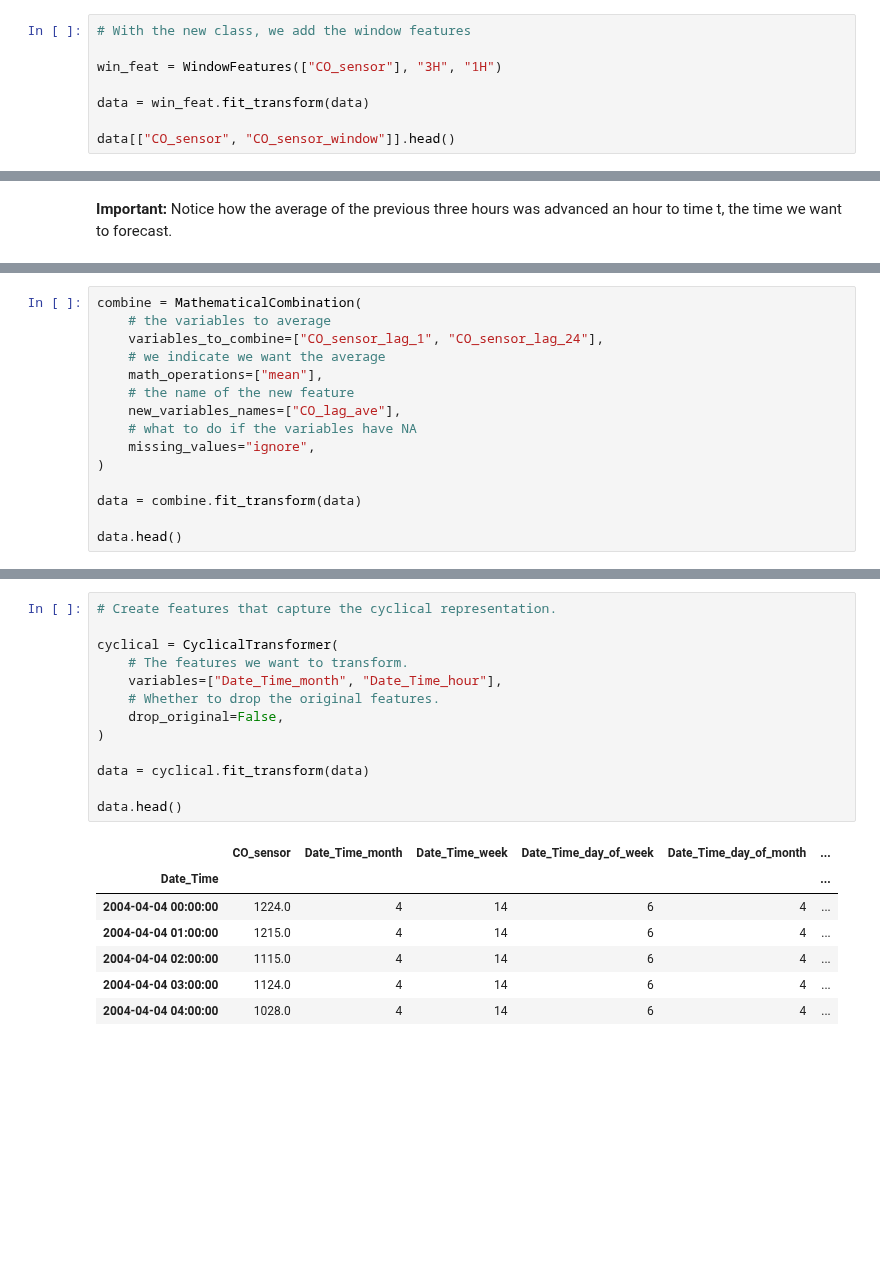
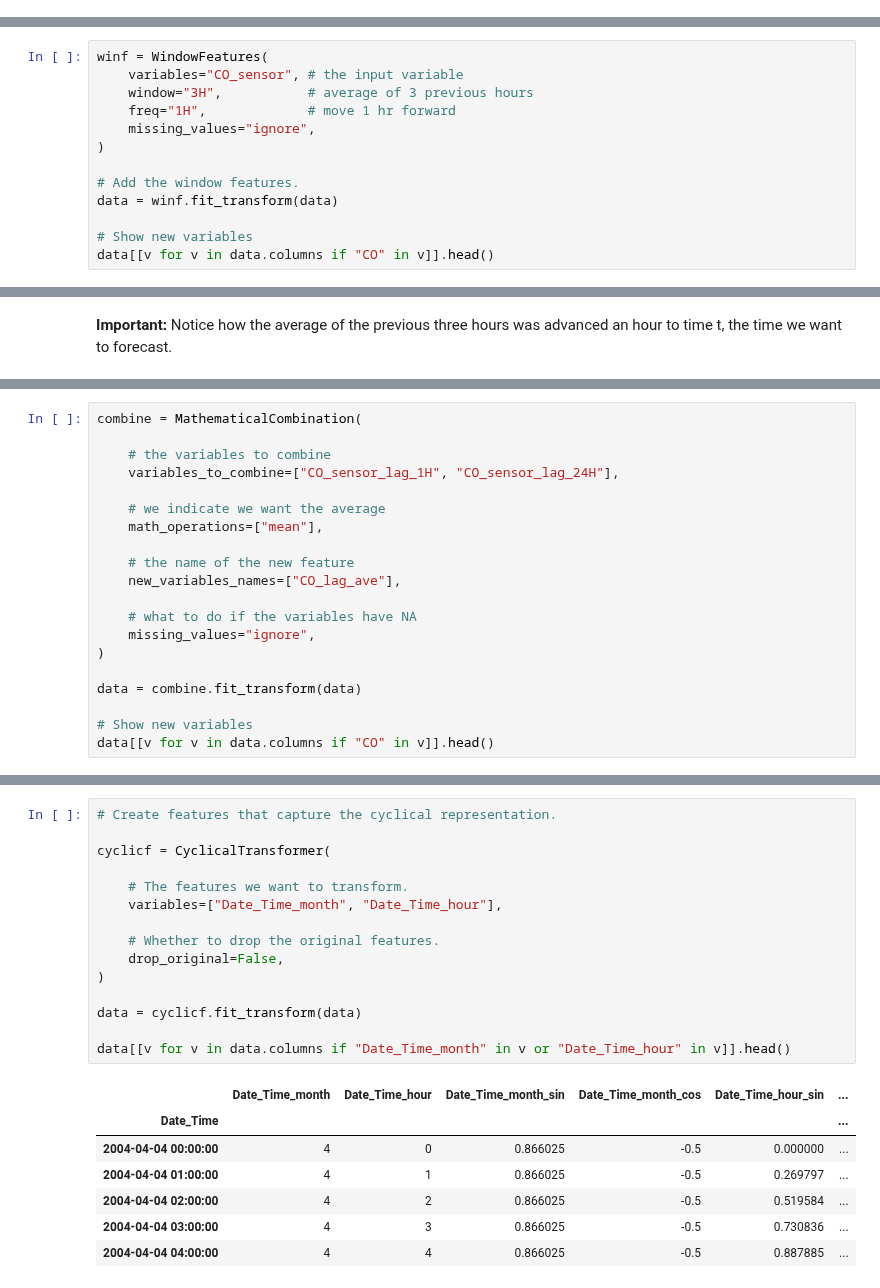
Before and after one commit to trainindata/feature-engineering-for-time-series-forecasting, a Jupyter notebook: 03-Challenges-in-Time-Series-Forecasting/03-Refactoring-feature-engineering.ipynb, the cells around one changed output, grey strips where cells are left out. Cells and saved outputs as stored; diff of their text form; blank space fills up the shorter version.

```diff
--- a/03-Challenges-in-Time-Series-Forecasting/03-Refactoring-feature-engineering.ipynb
+++ b/03-Challenges-in-Time-Series-Forecasting/03-Refactoring-feature-engineering.ipynb
@@ -272,8 +156,0 @@ class WindowFeatures(BaseEstimator, TransformerMixin):
-# %%
-# With the new class, we add the window features
-
-win_feat = WindowFeatures(["CO_sensor"], "3H", "1H")
-
-data = win_feat.fit_transform(data)
-
-data[["CO_sensor", "CO_sensor_window"]].head()
@@ -287,0 +157,13 @@ data[["CO_sensor", "CO_sensor_window"]].head()
+# %%
+winf = WindowFeatures(
+    variables="CO_sensor", # the input variable
+    window="3H",           # average of 3 previous hours
+    freq="1H",             # move 1 hr forward
+    missing_values="ignore",
+)
+
+# Add the window features.
+data = winf.fit_transform(data)
+
+# Show new variables
+data[[v for v in data.columns if "CO" in v]].head()
@@ -298,16 +188,21 @@ We will automate this process with Feature-engine.
 # %%
 combine = MathematicalCombination(
-    # the variables to average
-    variables_to_combine=["CO_sensor_lag_1", "CO_sensor_lag_24"],
+
+    # the variables to combine
+    variables_to_combine=["CO_sensor_lag_1H", "CO_sensor_lag_24H"],
+
     # we indicate we want the average
     math_operations=["mean"],
+
     # the name of the new feature
     new_variables_names=["CO_lag_ave"],
+
     # what to do if the variables have NA
     missing_values="ignore",
 )
 
 data = combine.fit_transform(data)
 
-data.head()
+# Show new variables
+data[[v for v in data.columns if "CO" in v]].head()
 # %% [output]
@@ -329,24 +224,26 @@ We automate this procedure with Feature-engine.
 # %%
 # Create features that capture the cyclical representation.
 
-cyclical = CyclicalTransformer(
+cyclicf = CyclicalTransformer(
+
     # The features we want to transform.
     variables=["Date_Time_month", "Date_Time_hour"],
+
     # Whether to drop the original features.
     drop_original=False,
 )
 
-data = cyclical.fit_transform(data)
+data = cyclicf.fit_transform(data)
 
-data.head()
+data[[v for v in data.columns if "Date_Time_month" in v or "Date_Time_hour" in v]].head()
 # %% [output]
-|  | CO_sensor | Date_Time_month | Date_Time_week | Date_Time_day_of_week | Date_Time_day_of_month | ... |
+|  | Date_Time_month | Date_Time_hour | Date_Time_month_sin | Date_Time_month_cos | Date_Time_hour_sin | ... |
 | Date_Time |  |  |  |  |  | ... |
-| 2004-04-04 00:00:00 | 1224.0 | 4 | 14 | 6 | 4 | ... |
-| 2004-04-04 01:00:00 | 1215.0 | 4 | 14 | 6 | 4 | ... |
-| 2004-04-04 02:00:00 | 1115.0 | 4 | 14 | 6 | 4 | ... |
-| 2004-04-04 03:00:00 | 1124.0 | 4 | 14 | 6 | 4 | ... |
-| 2004-04-04 04:00:00 | 1028.0 | 4 | 14 | 6 | 4 | ... |
+| 2004-04-04 00:00:00 | 4 | 0 | 0.866025 | -0.5 | 0.000000 | ... |
+| 2004-04-04 01:00:00 | 4 | 1 | 0.866025 | -0.5 | 0.269797 | ... |
+| 2004-04-04 02:00:00 | 4 | 2 | 0.866025 | -0.5 | 0.519584 | ... |
+| 2004-04-04 03:00:00 | 4 | 3 | 0.866025 | -0.5 | 0.730836 | ... |
+| 2004-04-04 04:00:00 | 4 | 4 | 0.866025 | -0.5 | 0.887885 | ... |
 # %% [markdown]
 We can see the newly created features at the end of the dataframe.
 
```
Also changed, not shown: parts of 40 cells of this notebook, 5 other files.
